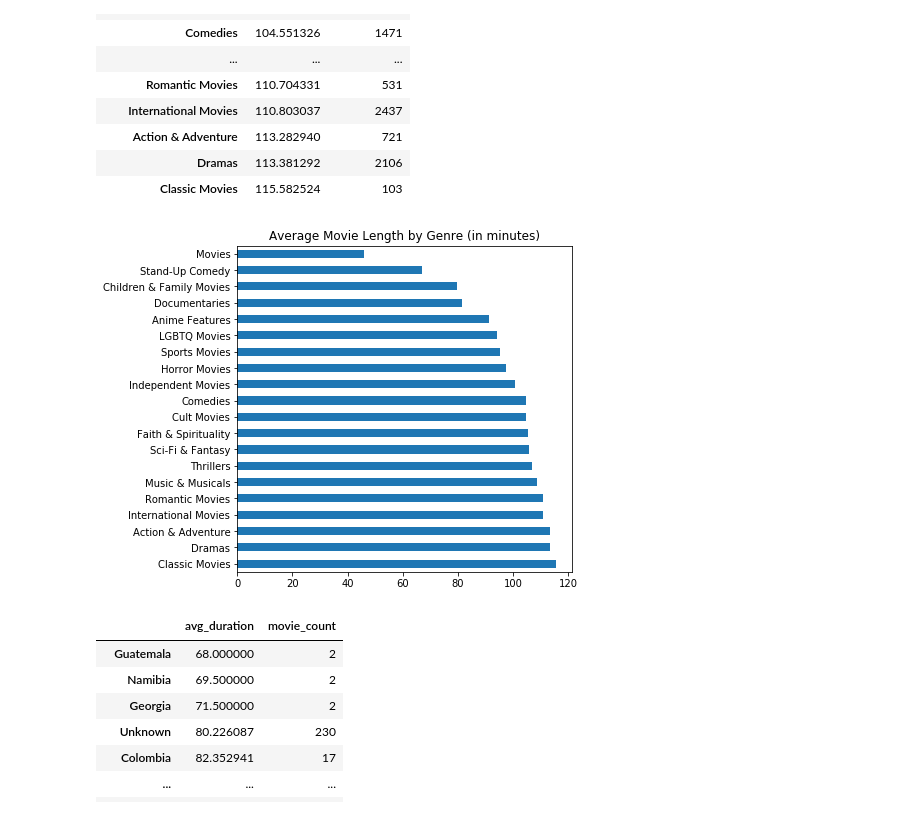
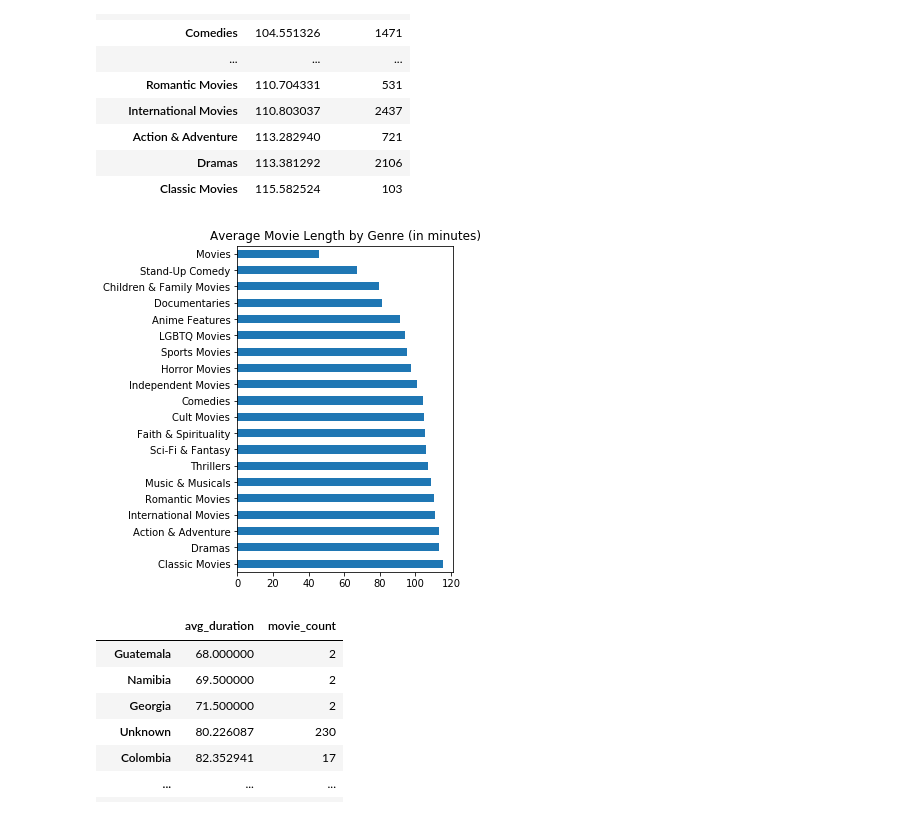
Before and after one commit to albert-ntiri/netflix, a Jupyter notebook: Netflix_Deep_Dive.ipynb, the cells around one changed output. Drawn from its saved outputs; the diff is of its cells as text; code cells hidden in the pictures.

Commit message:
3rd adjustment to charts.

```diff
--- a/Netflix_Deep_Dive.ipynb
+++ b/Netflix_Deep_Dive.ipynb
@@ -16,6 +16,7 @@ netflix = pd.read_csv('data/netflix_titles_clean.csv')
 
 netflix['date_added'] = pd.to_datetime(netflix.date_added)
 netflix['year_added'] = pd.to_datetime(netflix.year_added)
+netflix['year_added'] = netflix.year_added.dt.year
 
 def convert_to_list(text):
     text = text.replace("[", '').replace("]", '').replace("'", '')
@@ -282,9 +283,10 @@ genre_duration
 # %%
 genre_duration.avg_duration.sort_values(ascending=False).plot.barh(figsize=(6,6), title='Average Movie Length by Genre (in minutes)')
 
+plt.subplots_adjust(left=.4)
 plt.savefig('charts/avg_movie_length_by_genre.png')
 # %% [output]
-[figure, old version]
+[figure, new version]
 # %%
 # Calculate the number of movies and their average duration for each country.
 avg_duration_by_country = {}
```
Also changed, not shown: parts of 4 cells of this notebook, 4 other files.
